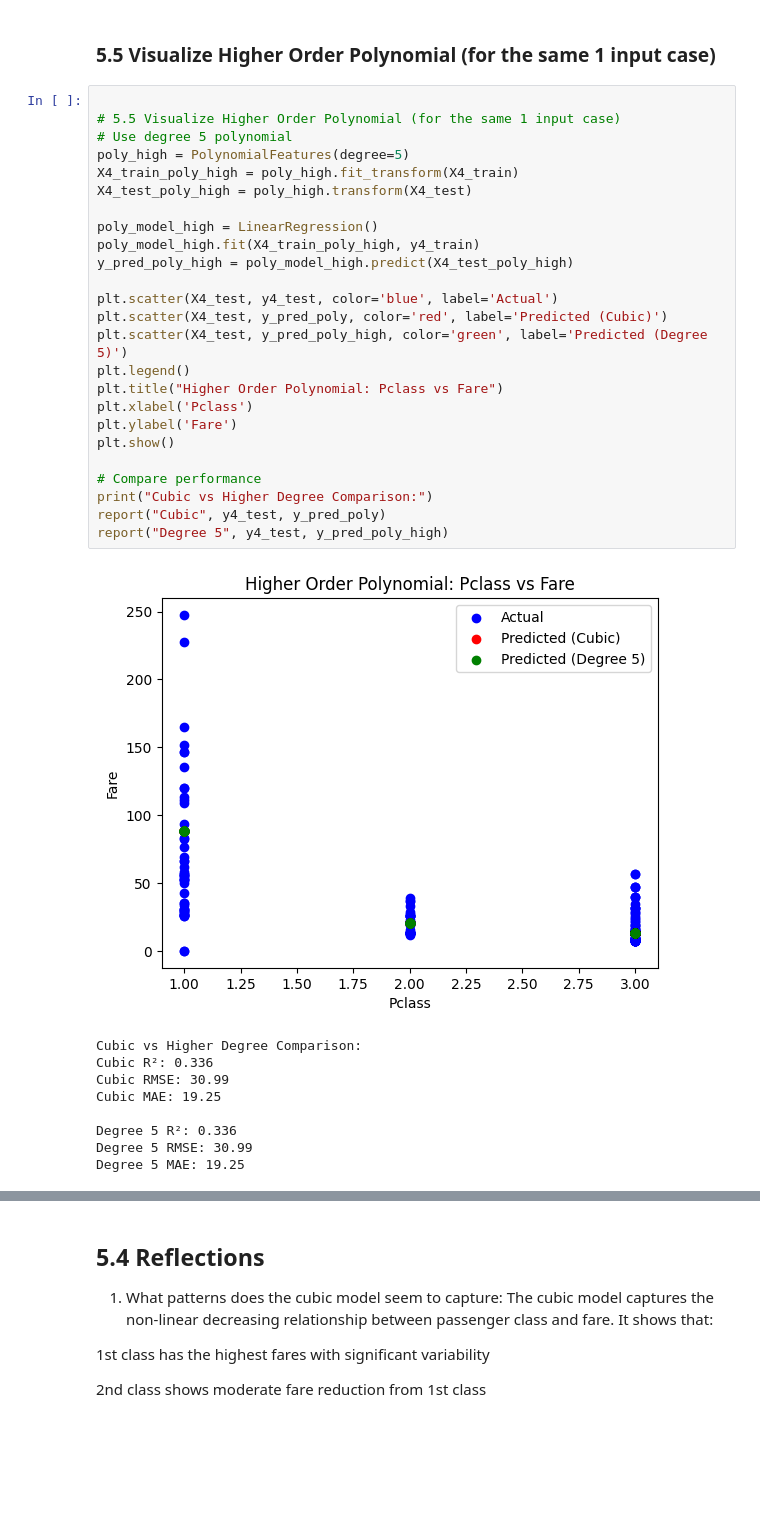
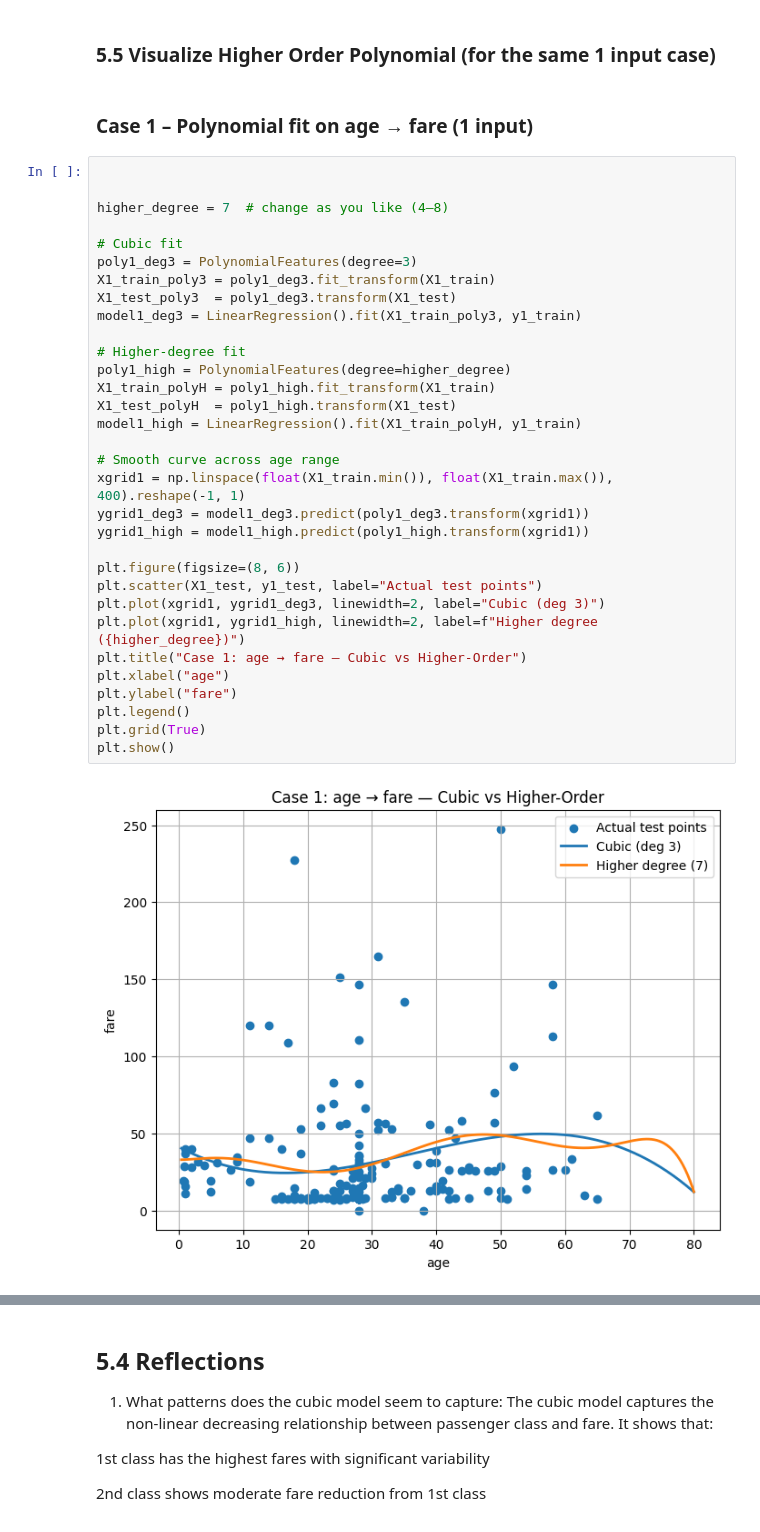
Before and after one commit to albertokabore/applied-ml-kabore, a Jupyter notebook: notebooks/project04/ml04_kabore.ipynb, the cells around one changed output, grey strips where cells are left out. Drawn from its saved outputs; the diff is of its cells as text; blank space fills up the shorter version.

```diff
--- a/notebooks/project04/ml04_kabore.ipynb
+++ b/notebooks/project04/ml04_kabore.ipynb
@@ -382,37 +460,38 @@ Polynomial MAE: 19.25
 # %% [markdown]
 ### 5.5 Visualize Higher Order Polynomial (for the same 1 input case)
+# %% [markdown]
+### Case 1 – Polynomial fit on age → fare (1 input)
 # %%
 
-# 5.5 Visualize Higher Order Polynomial (for the same 1 input case)
-# Use degree 5 polynomial
-poly_high = PolynomialFeatures(degree=5)
-X4_train_poly_high = poly_high.fit_transform(X4_train)
-X4_test_poly_high = poly_high.transform(X4_test)
 
-poly_model_high = LinearRegression()
-poly_model_high.fit(X4_train_poly_high, y4_train)
-y_pred_poly_high = poly_model_high.predict(X4_test_poly_high)
+higher_degree = 7  # change as you like (4–8)
 
-plt.scatter(X4_test, y4_test, color='blue', label='Actual')
-plt.scatter(X4_test, y_pred_poly, color='red', label='Predicted (Cubic)')
-plt.scatter(X4_test, y_pred_poly_high, color='green', label='Predicted (Degree 5)')
+# Cubic fit
+poly1_deg3 = PolynomialFeatures(degree=3)
+X1_train_poly3 = poly1_deg3.fit_transform(X1_train)
+X1_test_poly3  = poly1_deg3.transform(X1_test)
+model1_deg3 = LinearRegression().fit(X1_train_poly3, y1_train)
+
+# Higher-degree fit
+poly1_high = PolynomialFeatures(degree=higher_degree)
+X1_train_polyH = poly1_high.fit_transform(X1_train)
+X1_test_polyH  = poly1_high.transform(X1_test)
+model1_high = LinearRegression().fit(X1_train_polyH, y1_train)
+
+# Smooth curve across age range
+xgrid1 = np.linspace(float(X1_train.min()), float(X1_train.max()), 400).reshape(-1, 1)
+ygrid1_deg3 = model1_deg3.predict(poly1_deg3.transform(xgrid1))
+ygrid1_high = model1_high.predict(poly1_high.transform(xgrid1))
+
+plt.figure(figsize=(8, 6))
+plt.scatter(X1_test, y1_test, label="Actual test points")
+plt.plot(xgrid1, ygrid1_deg3, linewidth=2, label="Cubic (deg 3)")
+plt.plot(xgrid1, ygrid1_high, linewidth=2, label=f"Higher degree ({higher_degree})")
+plt.title("Case 1: age → fare — Cubic vs Higher-Order")
+plt.xlabel("age")
+plt.ylabel("fare")
 plt.legend()
-plt.title("Higher Order Polynomial: Pclass vs Fare")
-plt.xlabel('Pclass')
-plt.ylabel('Fare')
+plt.grid(True)
 plt.show()
-
-# Compare performance
-print("Cubic vs Higher Degree Comparison:")
-report("Cubic", y4_test, y_pred_poly)
-report("Degree 5", y4_test, y_pred_poly_high)
 # %% [output]
-[figure, old version]
+[figure, new version]
-Cubic vs Higher Degree Comparison:
-Cubic R²: 0.336
-Cubic RMSE: 30.99
-Cubic MAE: 19.25
-
-Degree 5 R²: 0.336
-Degree 5 RMSE: 30.99
-Degree 5 MAE: 19.25
```
Also changed, not shown: parts of 16 cells of this notebook.
